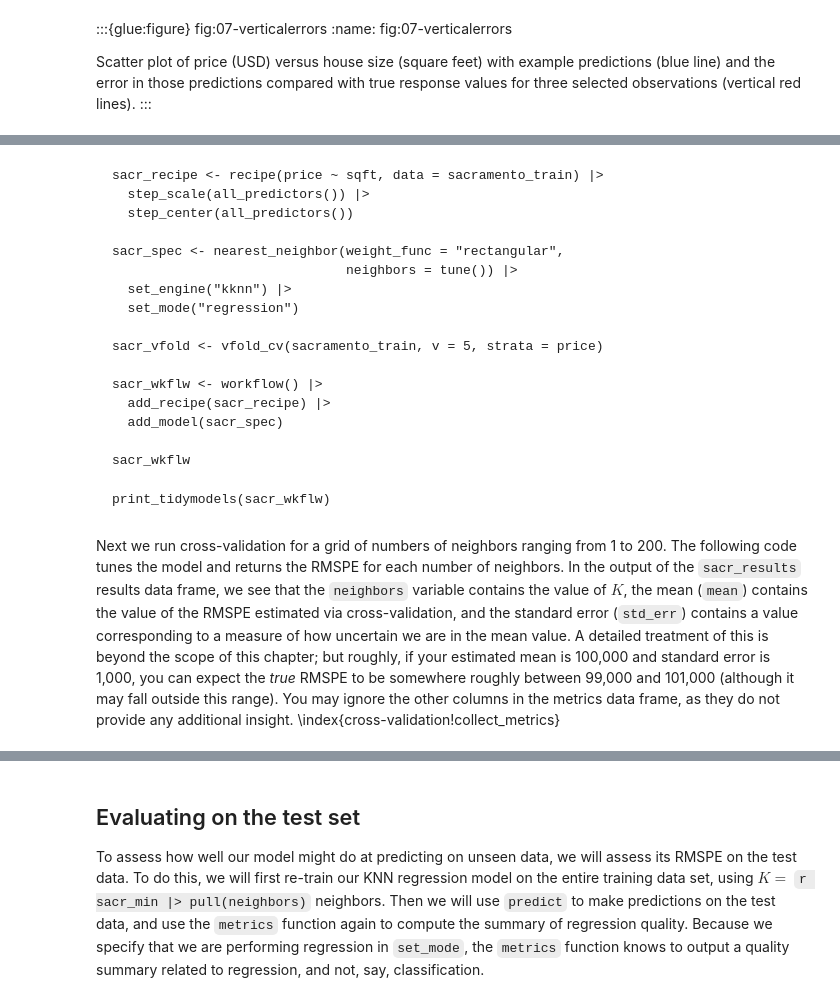
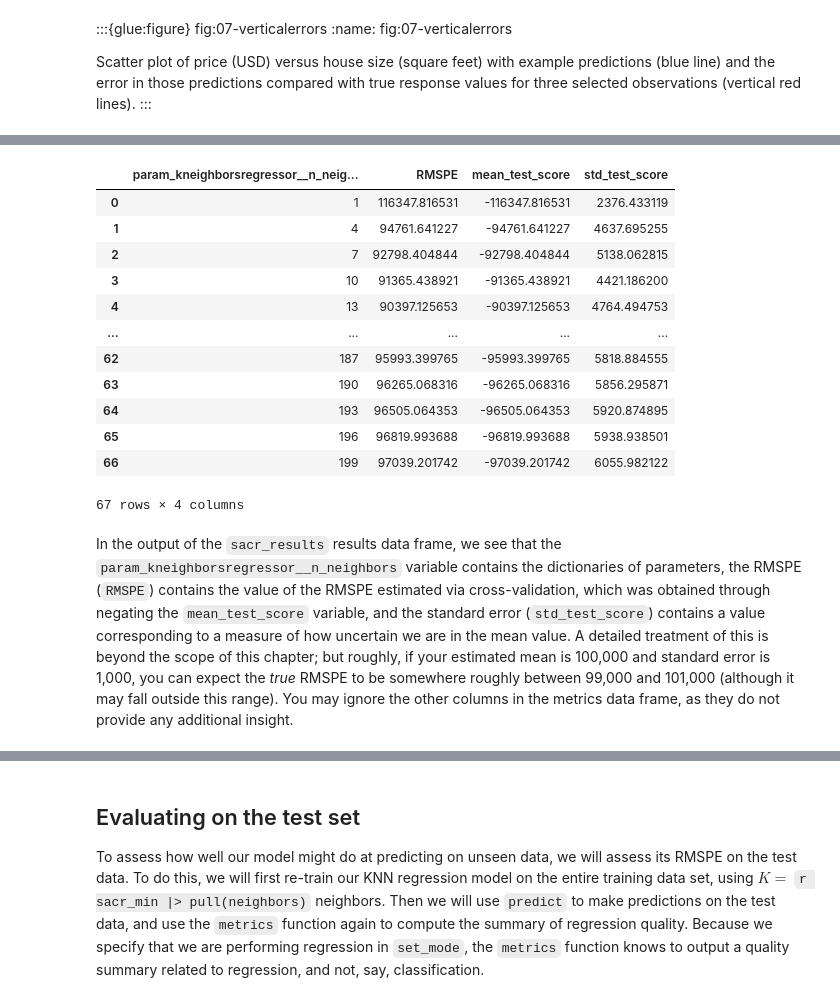
Before and after one commit to UBC-DSCI/introduction-to-datascience-python, a Jupyter notebook: source/regression1.ipynb, the cells around one changed output, grey strips where cells are left out. Drawn from its saved outputs; the diff is of its cells as text; code cells hidden in the pictures.

````diff
--- a/source/regression1.ipynb
+++ b/source/regression1.ipynb
@@ -491,23 +493,0 @@ in a workflow.
-# %% [markdown]
-```{r 07-choose-k-knn, results = 'hide', echo = TRUE}
-sacr_recipe <- recipe(price ~ sqft, data = sacramento_train) |>
-  step_scale(all_predictors()) |>
-  step_center(all_predictors())
-
-sacr_spec <- nearest_neighbor(weight_func = "rectangular",
-                              neighbors = tune()) |>
-  set_engine("kknn") |>
-  set_mode("regression")
-
-sacr_vfold <- vfold_cv(sacramento_train, v = 5, strata = price)
-
-sacr_wkflw <- workflow() |>
-  add_recipe(sacr_recipe) |>
-  add_model(sacr_spec)
-
-sacr_wkflw
-```
-
-```{r echo = FALSE}
-print_tidymodels(sacr_wkflw)
-```
@@ -514,12 +512,53 @@ print_tidymodels(sacr_wkflw)
+# %%
+# preprocess the data, make the pipeline
+sacr_preprocessor = make_column_transformer((StandardScaler(), ["sqft"]))
+sacr_pipeline = make_pipeline(sacr_preprocessor, KNeighborsRegressor())
+
+# create the predictor and target
+X = sacramento_train[["sqft"]]
+y = sacramento_train[["price"]]
+
+# create the 5-fold GridSearchCV object
+param_grid = {
+    "kneighborsregressor__n_neighbors": range(1, 201, 3),
+}
+sacr_gridsearch = GridSearchCV(
+    estimator=sacr_pipeline,
+    param_grid=param_grid,
+    n_jobs=-1,
+    cv=5,
+    scoring="neg_root_mean_squared_error",
+)
+
+# fit the GridSearchCV object
+sacr_gridsearch.fit(X, y)
+
+# retrieve the CV scores
+sacr_results = pd.DataFrame(sacr_gridsearch.cv_results_)
+# negate mean_test_score (negative RMSPE) to get the actual RMSPE
+sacr_results["RMSPE"] = - sacr_results["mean_test_score"]
+sacr_results[["param_kneighborsregressor__n_neighbors", "RMSPE", "mean_test_score", "std_test_score"]]
+# %% [output]
+|  | param_kneighborsregressor__n_neig... | RMSPE | mean_test_score | std_test_score |
+| 0 | 1 | 116347.816531 | -116347.816531 | 2376.433119 |
+| 1 | 4 | 94761.641227 | -94761.641227 | 4637.695255 |
+| 2 | 7 | 92798.404844 | -92798.404844 | 5138.062815 |
+| 3 | 10 | 91365.438921 | -91365.438921 | 4421.186200 |
+| 4 | 13 | 90397.125653 | -90397.125653 | 4764.494753 |
+| ... | ... | ... | ... | ... |
+| 62 | 187 | 95993.399765 | -95993.399765 | 5818.884555 |
+| 63 | 190 | 96265.068316 | -96265.068316 | 5856.295871 |
+| 64 | 193 | 96505.064353 | -96505.064353 | 5920.874895 |
+| 65 | 196 | 96819.993688 | -96819.993688 | 5938.938501 |
+| 66 | 199 | 97039.201742 | -97039.201742 | 6055.982122 |
+67 rows × 4 columns
 # %% [markdown]
-Next we run cross-validation for a grid of numbers of neighbors ranging from 1 to 200.
-The following code tunes
-the model and returns the RMSPE for each number of neighbors. In the output of the `sacr_results`
-results data frame, we see that the `neighbors` variable contains the value of $K$,
-the mean (`mean`) contains the value of the RMSPE estimated via cross-validation,
-and the standard error (`std_err`) contains a value corresponding to a measure of how uncertain we are in the mean value. A detailed treatment of this
+In the output of the `sacr_results`
+results data frame, we see that the `param_kneighborsregressor__n_neighbors` variable contains the dictionaries of parameters,
+the RMSPE (`RMSPE`) contains the value of the RMSPE estimated via cross-validation,
+which was obtained through negating the `mean_test_score` variable,
+and the standard error (`std_test_score`) contains a value corresponding to a measure of how uncertain we are in the mean value. A detailed treatment of this
 is beyond the scope of this chapter; but roughly, if your estimated mean is 100,000 and standard
 error is 1,000, you can expect the *true* RMSPE to be somewhere roughly between 99,000 and 101,000 (although it may
 fall outside this range). You may ignore the other columns in the metrics data frame,
 as they do not provide any additional insight.
-\index{cross-validation!collect\_metrics}
````
Also changed, not shown: parts of 21 cells of this notebook, 2 other files.
